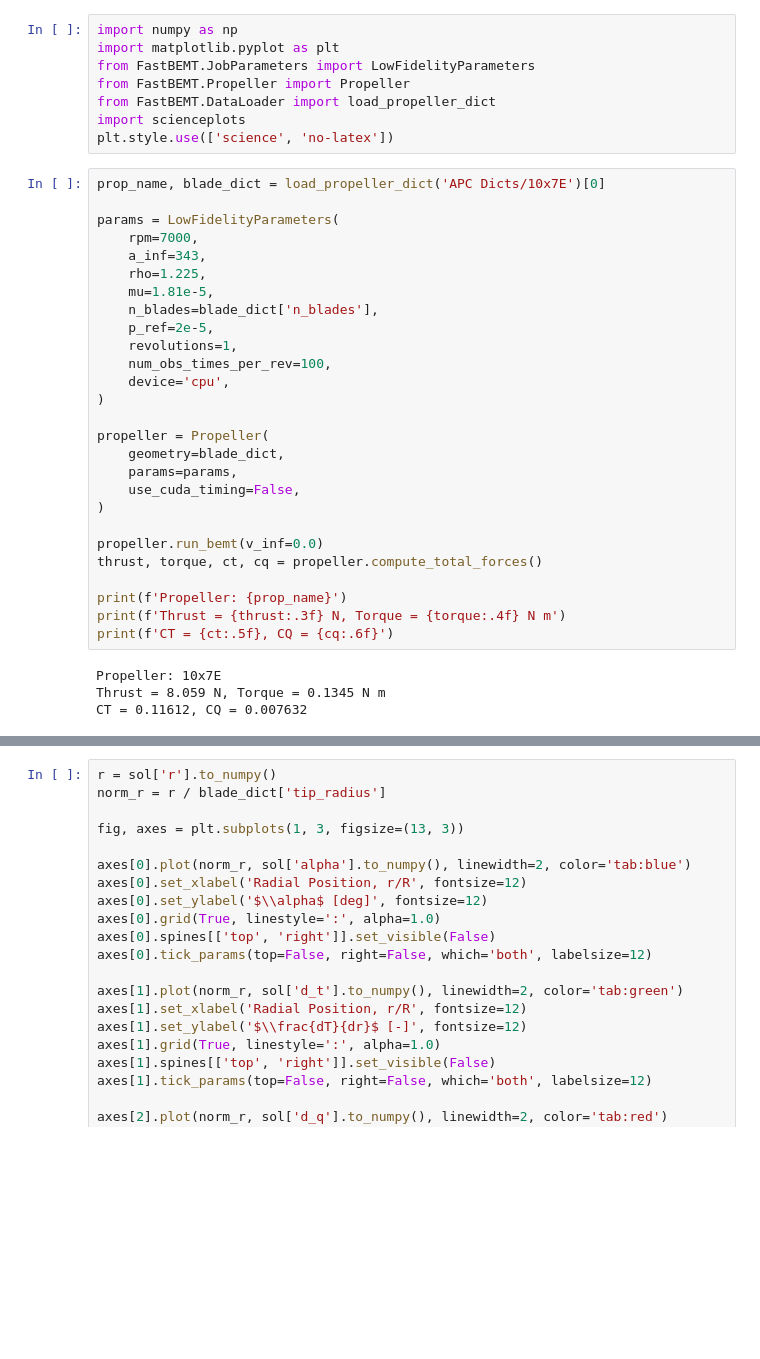
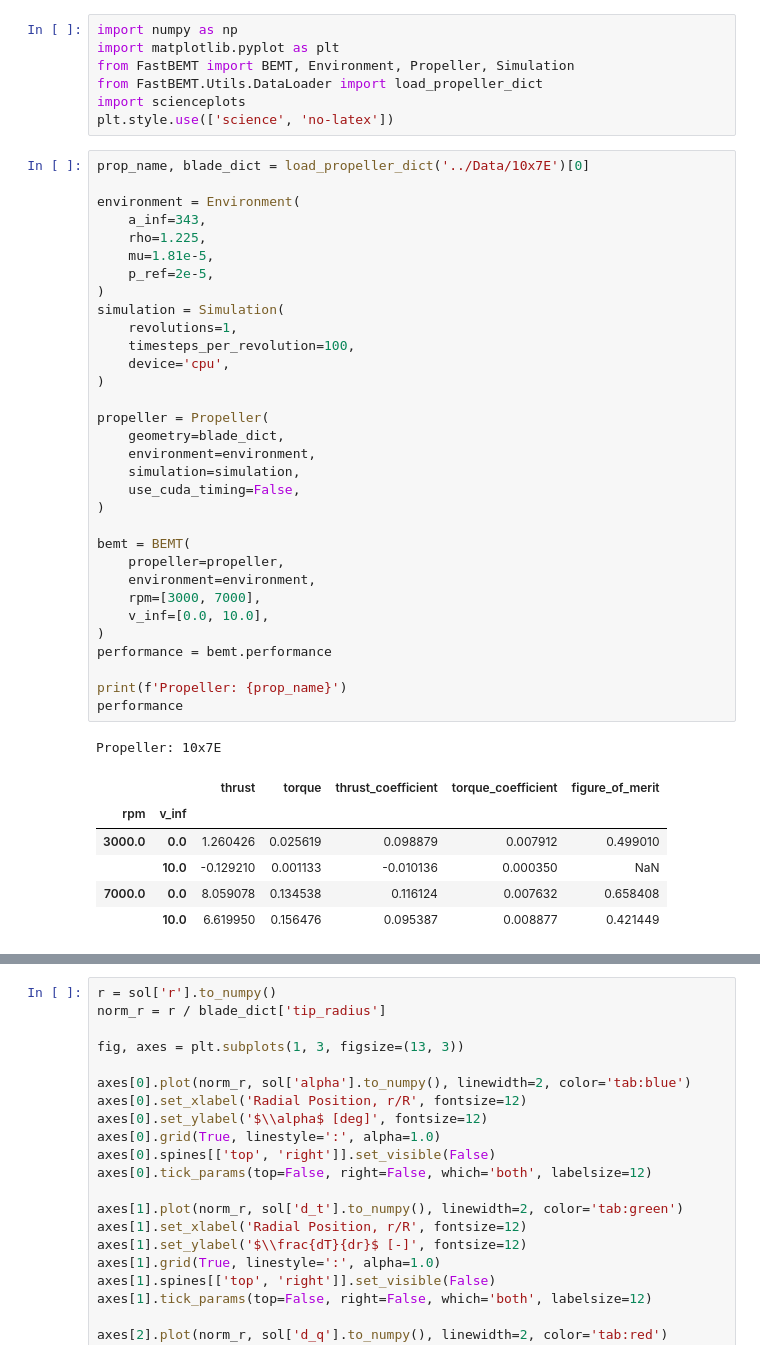
Before and after one commit to Frxljord/FastBEMT, a Jupyter notebook: Examples/BEMT.ipynb, the cells around one changed output, grey strips where cells are left out. Saved outputs shown, nothing was run; the diff lists cells and outputs as text; blank space fills up the shorter version.

```diff
--- a/Examples/BEMT.ipynb
+++ b/Examples/BEMT.ipynb
@@ -1,40 +1,48 @@
 # %%
 import numpy as np
 import matplotlib.pyplot as plt
-from FastBEMT.JobParameters import LowFidelityParameters
-from FastBEMT.Propeller import Propeller
-from FastBEMT.DataLoader import load_propeller_dict
+from FastBEMT import BEMT, Environment, Propeller, Simulation
+from FastBEMT.Utils.DataLoader import load_propeller_dict
 import scienceplots
 plt.style.use(['science', 'no-latex'])
 # %%
-prop_name, blade_dict = load_propeller_dict('APC Dicts/10x7E')[0]
+prop_name, blade_dict = load_propeller_dict('../Data/10x7E')[0]
 
-params = LowFidelityParameters(
-    rpm=7000,
+environment = Environment(
     a_inf=343,
     rho=1.225,
     mu=1.81e-5,
-    n_blades=blade_dict['n_blades'],
     p_ref=2e-5,
+)
+simulation = Simulation(
     revolutions=1,
-    num_obs_times_per_rev=100,
+    timesteps_per_revolution=100,
     device='cpu',
 )
 
 propeller = Propeller(
     geometry=blade_dict,
-    params=params,
+    environment=environment,
+    simulation=simulation,
     use_cuda_timing=False,
 )
 
-propeller.run_bemt(v_inf=0.0)
-thrust, torque, ct, cq = propeller.compute_total_forces()
+bemt = BEMT(
+    propeller=propeller,
+    environment=environment,
+    rpm=[3000, 7000],
+    v_inf=[0.0, 10.0],
+)
+performance = bemt.performance
 
 print(f'Propeller: {prop_name}')
-print(f'Thrust = {thrust:.3f} N, Torque = {torque:.4f} N m')
-print(f'CT = {ct:.5f}, CQ = {cq:.6f}')
+performance
 # %% [output]
 Propeller: 10x7E
-Thrust = 8.059 N, Torque = 0.1345 N m
-CT = 0.11612, CQ = 0.007632
+|  |  | thrust | torque | thrust_coefficient | torque_coefficient | figure_of_merit |
+| rpm | v_inf |  |  |  |  |  |
+| 3000.0 | 0.0 | 1.260426 | 0.025619 | 0.098879 | 0.007912 | 0.499010 |
+|  | 10.0 | -0.129210 | 0.001133 | -0.010136 | 0.000350 | NaN |
+| 7000.0 | 0.0 | 8.059078 | 0.134538 | 0.116124 | 0.007632 | 0.658408 |
+|  | 10.0 | 6.619950 | 0.156476 | 0.095387 | 0.008877 | 0.421449 |
 # %%
```
Also changed, not shown: parts of 2 cells of this notebook, 13 other files.
